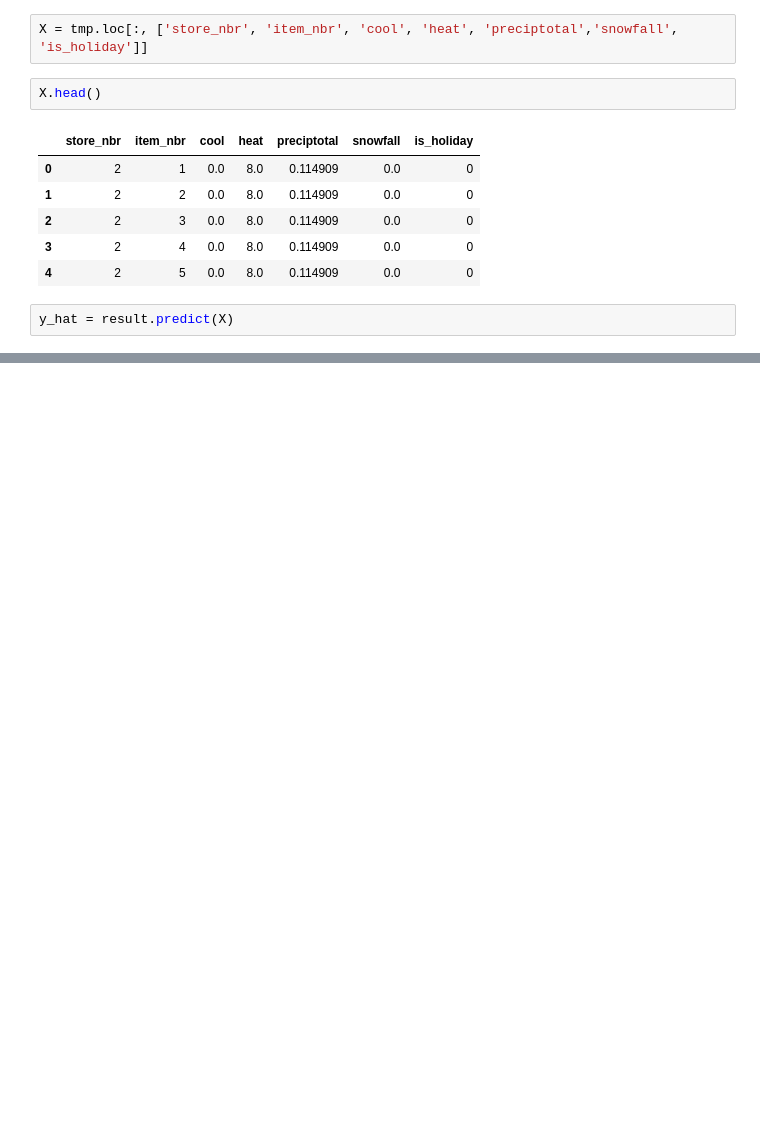
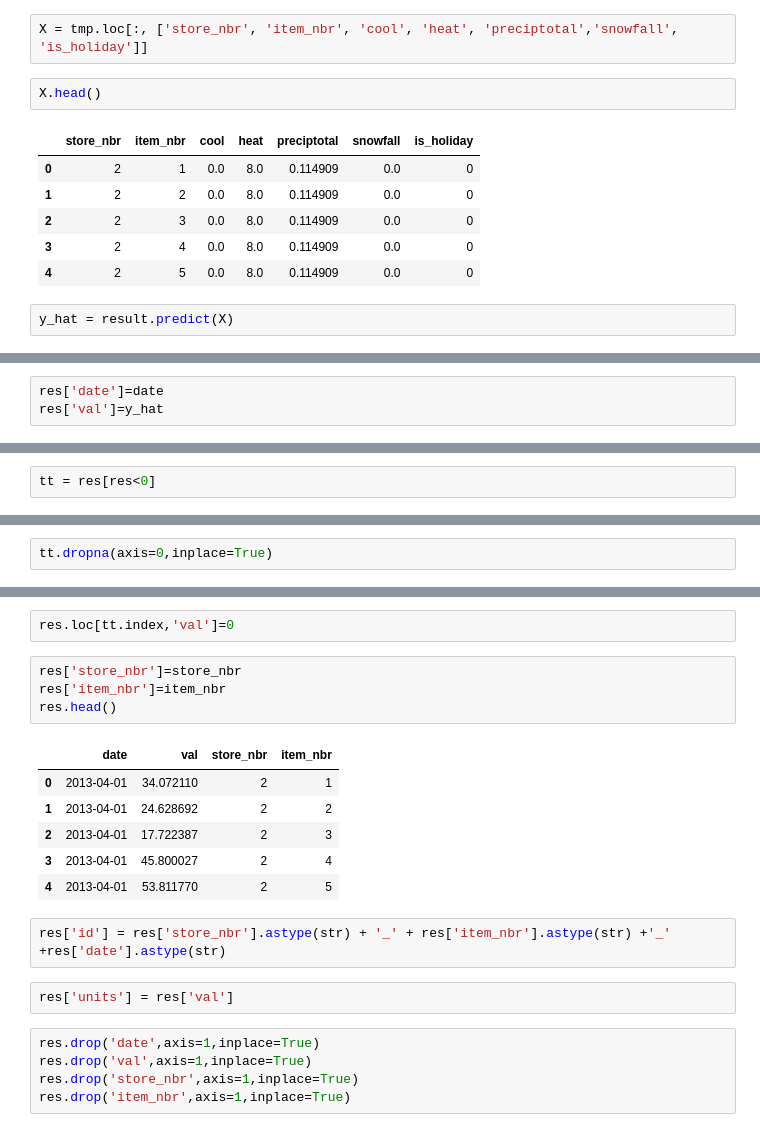
Before and after one commit to lucaseo/dss7-walmart-project, a Jupyter notebook: jw/24_test.ipynb, the cells around one changed output, grey strips where cells are left out. Saved outputs shown, nothing was run; the diff lists cells and outputs as text; blank space fills up the shorter version.

```diff
--- a/jw/24_test.ipynb
+++ b/jw/24_test.ipynb
@@ -154,0 +146,3 @@ aa.sort()
+# %%
+res['date']=date
+res['val']=y_hat
@@ -154,0 +159,2 @@ aa.sort()
+# %%
+tt = res[res<0]
@@ -154,0 +170,2 @@ aa.sort()
+# %%
+tt.dropna(axis=0,inplace=True)
@@ -154,0 +190,22 @@ aa.sort()
+# %%
+res.loc[tt.index,'val']=0
+# %%
+res['store_nbr']=store_nbr
+res['item_nbr']=item_nbr
+res.head()
+# %% [output]
+|  | date | val | store_nbr | item_nbr |
+| 0 | 2013-04-01 | 34.072110 | 2 | 1 |
+| 1 | 2013-04-01 | 24.628692 | 2 | 2 |
+| 2 | 2013-04-01 | 17.722387 | 2 | 3 |
+| 3 | 2013-04-01 | 45.800027 | 2 | 4 |
+| 4 | 2013-04-01 | 53.811770 | 2 | 5 |
+# %%
+res['id'] = res['store_nbr'].astype(str) + '_' + res['item_nbr'].astype(str) +'_' +res['date'].astype(str)
+# %%
+res['units'] = res['val']
+# %%
+res.drop('date',axis=1,inplace=True)
+res.drop('val',axis=1,inplace=True)
+res.drop('store_nbr',axis=1,inplace=True)
+res.drop('item_nbr',axis=1,inplace=True)
```
Also changed, not shown: parts of 15 cells of this notebook, 8 other files.
